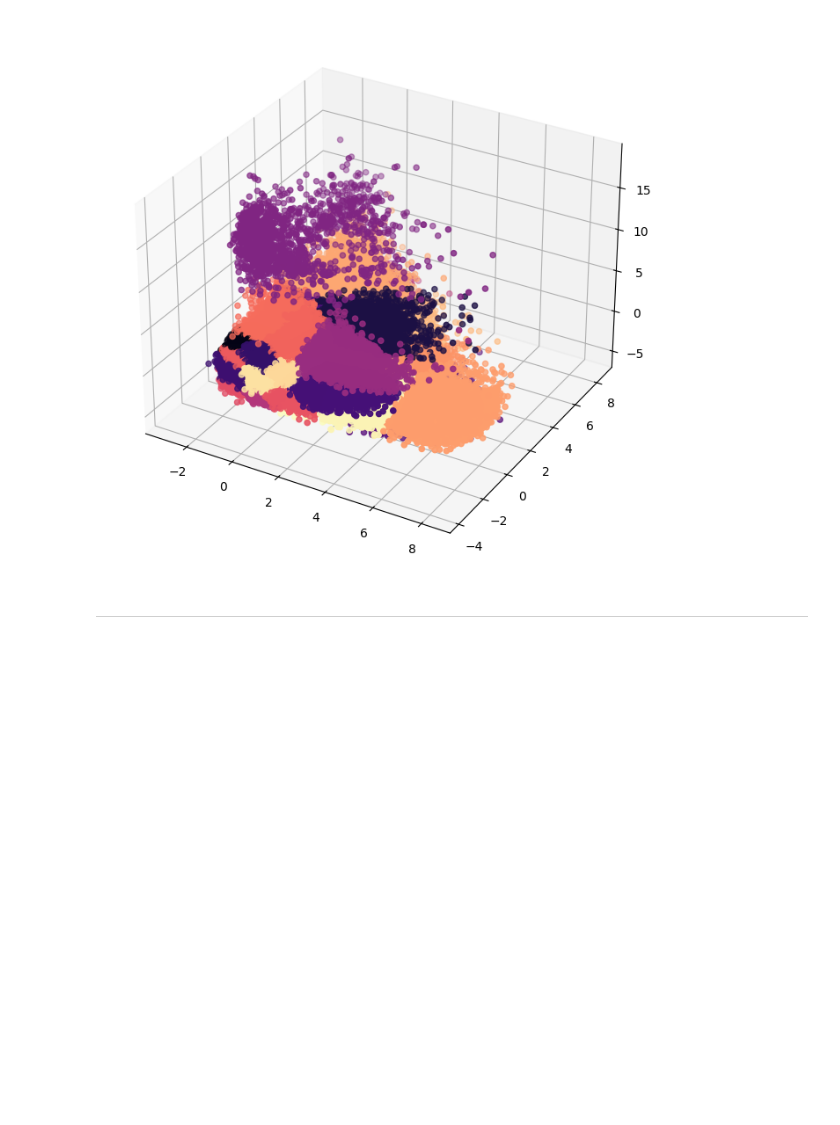
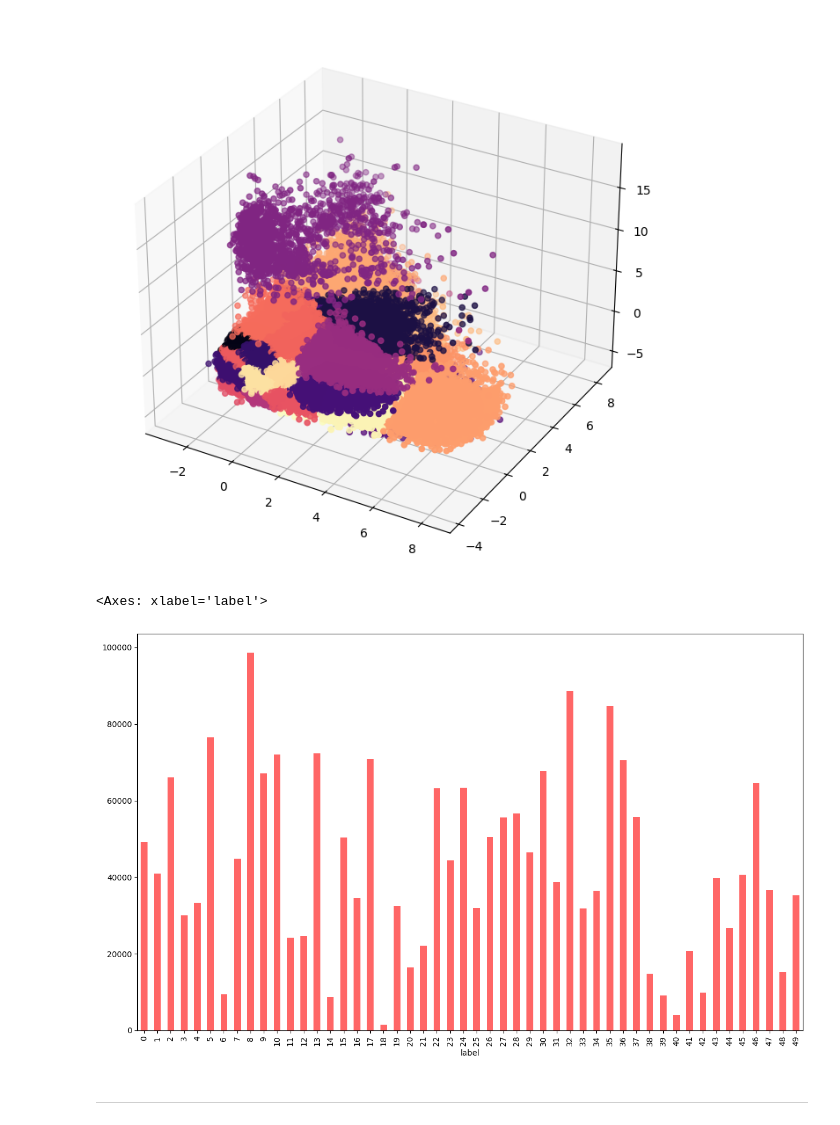
Before and after one commit to anbit192/spotify-rcm, a Jupyter notebook: backend/kmean.ipynb, the cells around one changed output. Saved outputs shown, nothing was run; the diff lists cells and outputs as text; code cells hidden in the pictures; blank space fills up the shorter version.

```diff
--- a/backend/kmean.ipynb
+++ b/backend/kmean.ipynb
@@ -142,6 +142,11 @@ ax.scatter(pca_feats[:, 2], pca_feats[:, 0],pca_feats[:, 1], c=labels, cmap="mag
 plt.show()
 # %% [output]
 [figure]
+# %%
+df["label"].value_counts().sort_index().plot(kind="bar", figsize=(15, 9), color="red", alpha=0.6)
+# %% [output]
+<Axes: xlabel='label'>
+[figure, added]
 # %% [markdown]
 ---
 # %% [markdown]
```
Also changed, not shown: 2 other files.
